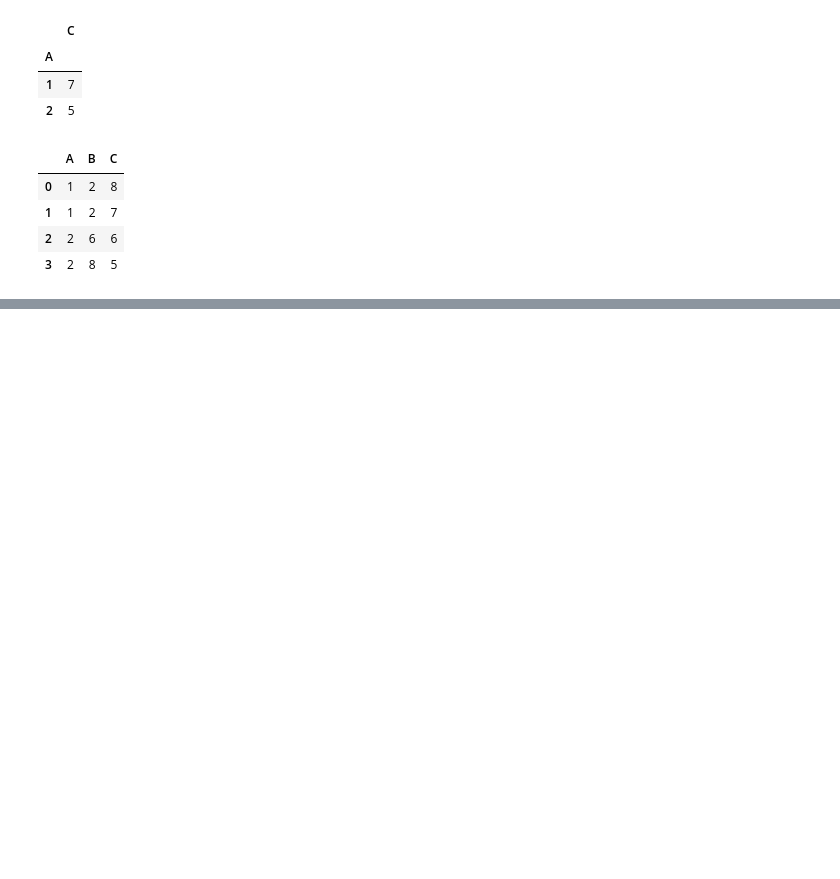
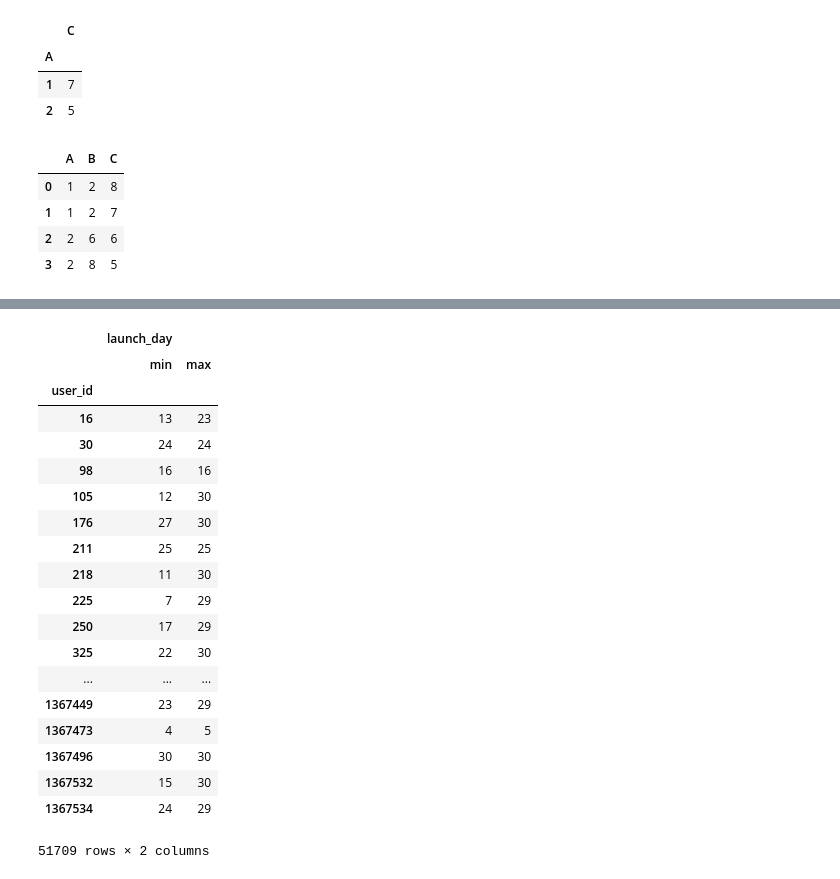
Before and after one commit to fuhailin/2018-Big-Data-Challenge, a Jupyter notebook: solution/baseline.ipynb, the cells around one changed output, grey strips where cells are left out. Drawn from its saved outputs; the diff is of its cells as text; code cells hidden in the pictures; blank space fills up the shorter version.

```diff
--- a/solution/baseline.ipynb
+++ b/solution/baseline.ipynb
@@ -6,6 +6,7 @@ app_launch = pd.read_csv('../input/app_launch_log.txt',header=None,sep='\t',name
 user_activity = pd.read_csv('../input/user_activity_log.txt',header=None,sep='\t',names=['user_id','activity_day','page','video_id','author_id','action_type'])
 user_register = pd.read_csv('../input/user_register_log.txt',header=None,sep='\t',names=['user_id','register_day','register_type','device_type'])
 video_create = pd.read_csv('../input/video_create_log.txt',header=None,sep='\t',names=['user_id','create_day'])
+app_launch.sort_values(by=['user_id','launch_day'],inplace=True)
 # %%
 data1_user=user_register[(user_register['register_day'] >= 1) & (user_register['register_day'] <= 16)]
 data2_user=user_register[(user_register['register_day'] >= 1) & (user_register['register_day'] <= 23)]
@@ -174,0 +250,4 @@ t = df1.groupby('A').agg({'A':'mean'})
+# %%
+%%time
+app_launch.groupby('user_id').agg([min,max])
+# %% [output]
@@ -174,0 +255,20 @@ t = df1.groupby('A').agg({'A':'mean'})
+|  | launch_day |  |
+|  | min | max |
+| user_id |  |  |
+| 16 | 13 | 23 |
+| 30 | 24 | 24 |
+| 98 | 16 | 16 |
+| 105 | 12 | 30 |
+| 176 | 27 | 30 |
+| 211 | 25 | 25 |
+| 218 | 11 | 30 |
+| 225 | 7 | 29 |
+| 250 | 17 | 29 |
+| 325 | 22 | 30 |
+| ... | ... | ... |
+| 1367449 | 23 | 29 |
+| 1367473 | 4 | 5 |
+| 1367496 | 30 | 30 |
+| 1367532 | 15 | 30 |
+| 1367534 | 24 | 29 |
+51709 rows × 2 columns
```
Also changed, not shown: parts of 29 cells of this notebook, 17 other files.
